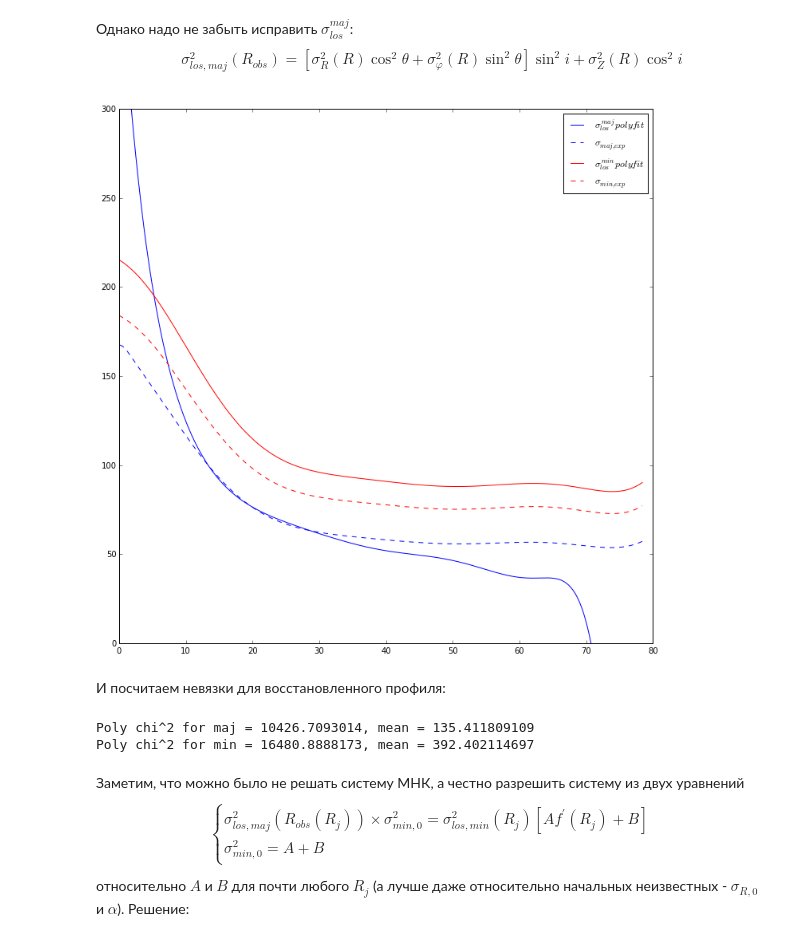
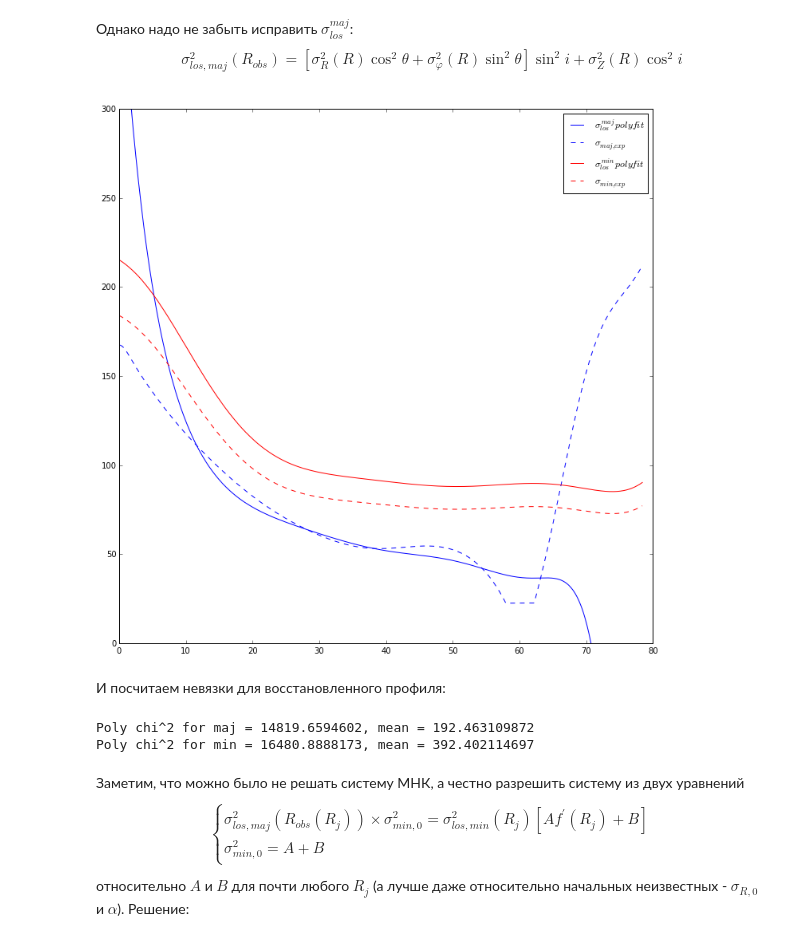
Before and after one commit to Amarchuk/2FInstability, a Jupyter notebook: notebooks/NGC3245.ipynb, the cells around one changed output. Saved outputs shown, nothing was run; the diff lists cells and outputs as text; code cells hidden in the pictures.

```diff
--- a/notebooks/NGC3245.ipynb
+++ b/notebooks/NGC3245.ipynb
@@ -625,7 +625,10 @@ def sigZ_exp(R):
     return alpha * sigR_exp(R)
 
 def sigPhi_exp(R):
-    return sigPhi_to_sigR(R) * sigR_exp(R)
+    if sigPhi_to_sigR_real(R) > 0:
+        return sqrt(sigPhi_to_sigR_real(R)) * sigR_exp(R)
+    else:
+        return 0
 
 
 plt.plot(points, [sigR_exp(R) for R in points], '-', color='red', label='$\sigma_{R, exp}$')
@@ -640,28 +643,32 @@ plt.show()
 # %% [markdown]
 Однако надо не забыть исправить $\sigma^{maj}_{los}$: $$\sigma_{los,maj}^2(R_{obs})=[\sigma_R^2(R)\cos^2\theta + \sigma^2_{\varphi}(R)\sin^2\theta]\sin^2i + \sigma^2_{Z}(R)\cos^2i$$
 # %%
-def sig_min_exp(R):
-    return sqrt(sigR_exp(R)**2 * sin_i**2 + sigZ_exp(R)**2 * cos_i**2)
+# def sig_min_exp(R):
+#     return sqrt(sigR_exp(R)**2 * sin_i**2 + sigZ_exp(R)**2 * cos_i**2)
 
 def sig_maj_exp(R_real, R_obs):
     return sqrt((sigR_exp(R_real)**2 * cos_theta(R_obs)**2 + sigPhi_exp(R_real)**2 * sin_theta(R_obs)**2) * sin_i**2 +
                 sigZ_exp(R_real)**2 * cos_i**2)
+
+def sig_min_exp(R):
+    return sig_R_0*poly_sig_min(R)/sig_min_0 * sqrt(sin_i**2 + alpha**2 * cos_i**2)
+#     return sqrt(sigR_exp(R)**2 * sin(incl*pi/180)**2 + sigZ_exp(R)**2 * cos(incl*pi/180)**2)
 
 points_obs = np.arange(0, max(radii_min), 0.1)
 points_real = map(correct_radii_maj, points_obs)
 
 # points_original = map(lambda l: g(l)*l, points)
 
 plt.plot(points, poly_sig_maj(points), '-', label = '$\sigma_{los}^{maj} polyfit$', color='blue')
 plt.plot(points_obs, [sig_maj_exp(Rr, Robs) for (Rr, Robs) in zip(points_real, points_obs)],
          '--', color='blue', label='$\sigma_{maj, exp}$')
 plt.plot(points, poly_sig_min(points), '-', label = '$\sigma_{los}^{min} polyfit$', color='red')
 plt.plot(points, [sig_min_exp(R) for R in points], '--', color='red', label='$\sigma_{min, exp}$')
 plt.legend()
 plt.ylim(0, 300)
 plt.show()
 # %% [output]
-[figure, old version]
+[figure, new version]
 # %% [markdown]
 И посчитаем невязки для восстановленного профиля:
 # %%
@@ -674,7 +681,7 @@ sqerr_min_final = sum(power([sig_min_exp(p[0]) - p[1] for p in sig_min_data], 2)
 print "Poly chi^2 for maj = %s, mean = %s" % (sqerr_maj_final, sqerr_maj_final / sig_maj_p.__len__())
 print "Poly chi^2 for min = %s, mean = %s" % (sqerr_min_final, sqerr_min_final / sig_min_p.__len__())
 # %% [output]
-Poly chi^2 for maj = 10426.7093014, mean = 135.411809109
+Poly chi^2 for maj = 14819.6594602, mean = 192.463109872
 Poly chi^2 for min = 16480.8888173, mean = 392.402114697
 # %% [markdown]
 Заметим, что можно было не решать систему МНК, а честно разрешить систему из двух уравнений $$\left\{
```
Also changed, not shown: parts of 9 cells of this notebook, 23 other files.
